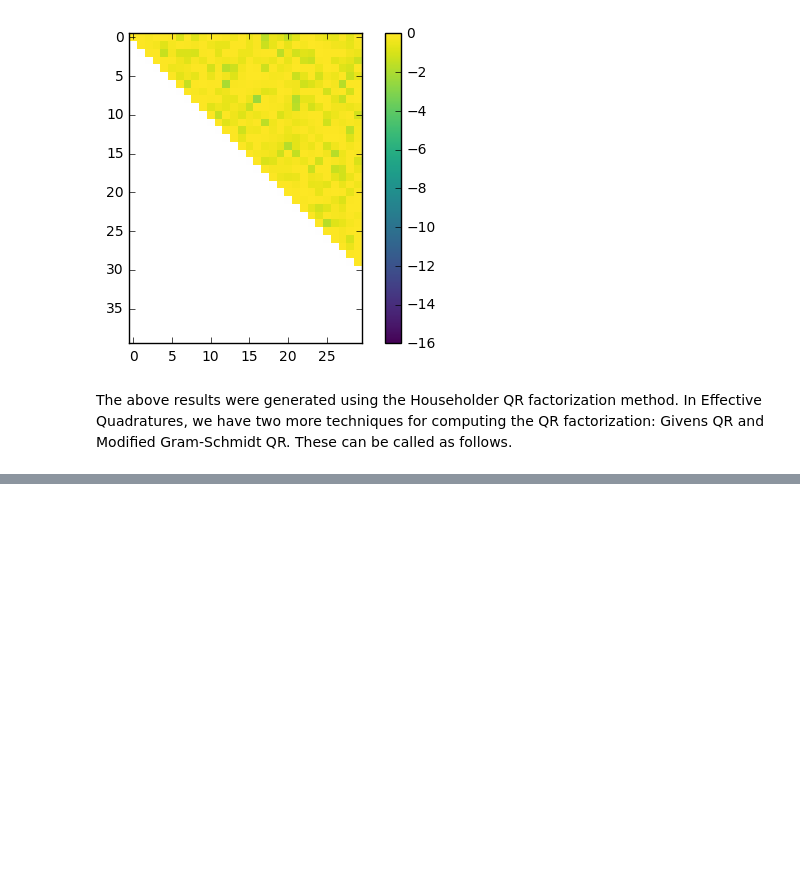
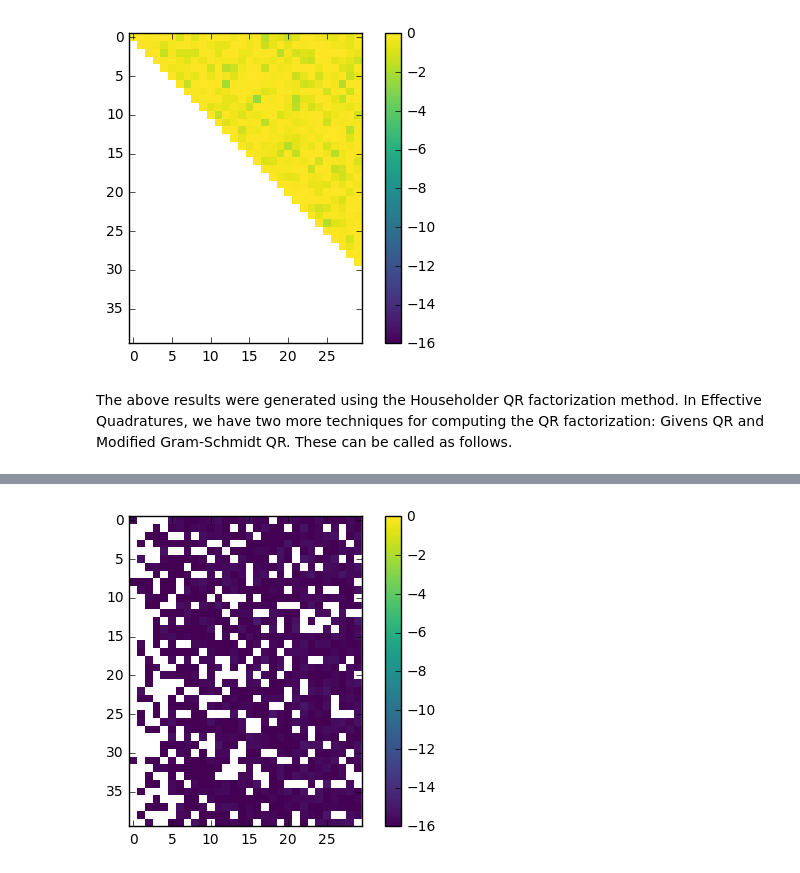
Before and after one commit to equadratures/equadratures, a Jupyter notebook: ipython-notebooks/QR.ipynb, the cells around one changed output, grey strips where cells are left out. Drawn from its saved outputs; the diff is of its cells as text; code cells hidden in the pictures; blank space fills up the shorter version.

```diff
--- a/ipython-notebooks/QR.ipynb
+++ b/ipython-notebooks/QR.ipynb
@@ -50,0 +59,9 @@ The above results were generated using the Householder QR factorization method.
+# %%
+Amat = np.matrix.copy(A)
+Q, R = qr.qr_MGS(Amat)
+fig, ax = plt.subplots()
+im = ax.imshow(np.log10(np.abs(A - Q*R)), cmap='viridis', vmin=-16, vmax=0, interpolation='none')
+fig.colorbar(im,orientation='vertical')
+plt.show()
+# %% [output]
+[figure, added]
```
Also changed, not shown: parts of 2 cells of this notebook.
